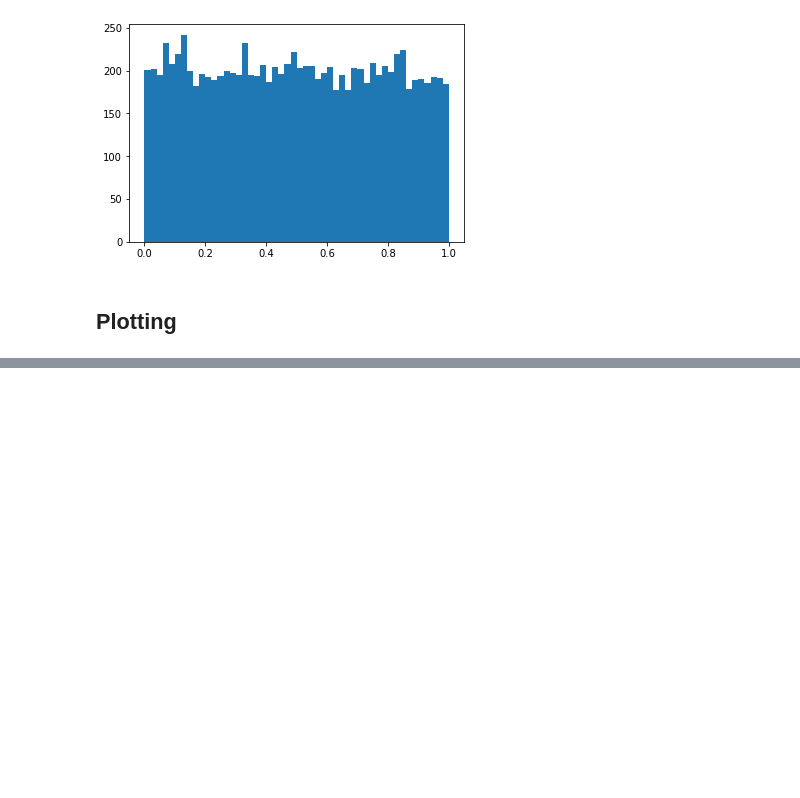
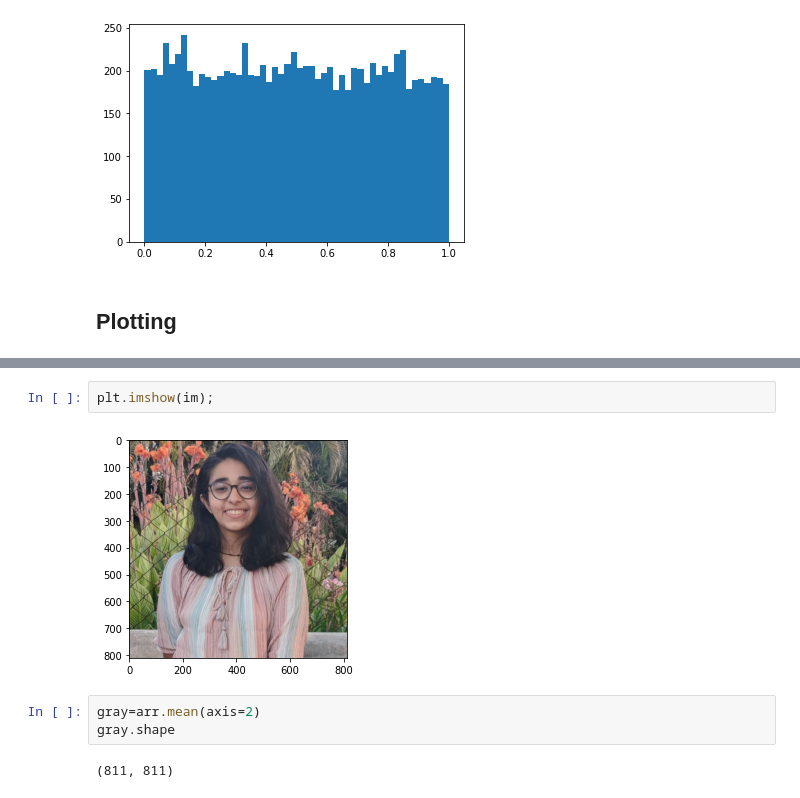
Before and after one commit to tusharbansal22/Tensorflow-Notebooks, a Jupyter notebook: matplotlib/Matplotlib_Tut.ipynb, the cells around one changed output, grey strips where cells are left out. Saved outputs shown, nothing was run; the diff lists cells and outputs as text; blank space fills up the shorter version.

```diff
--- a/matplotlib/Matplotlib_Tut.ipynb
+++ b/matplotlib/Matplotlib_Tut.ipynb
@@ -98,0 +143,9 @@ from PIL import Image
+# %%
+plt.imshow(im);
+# %% [output]
+[figure, added]
+# %%
+gray=arr.mean(axis=2)
+gray.shape
+# %% [output]
+(811, 811)
```
Also changed, not shown: parts of 9 cells of this notebook.
